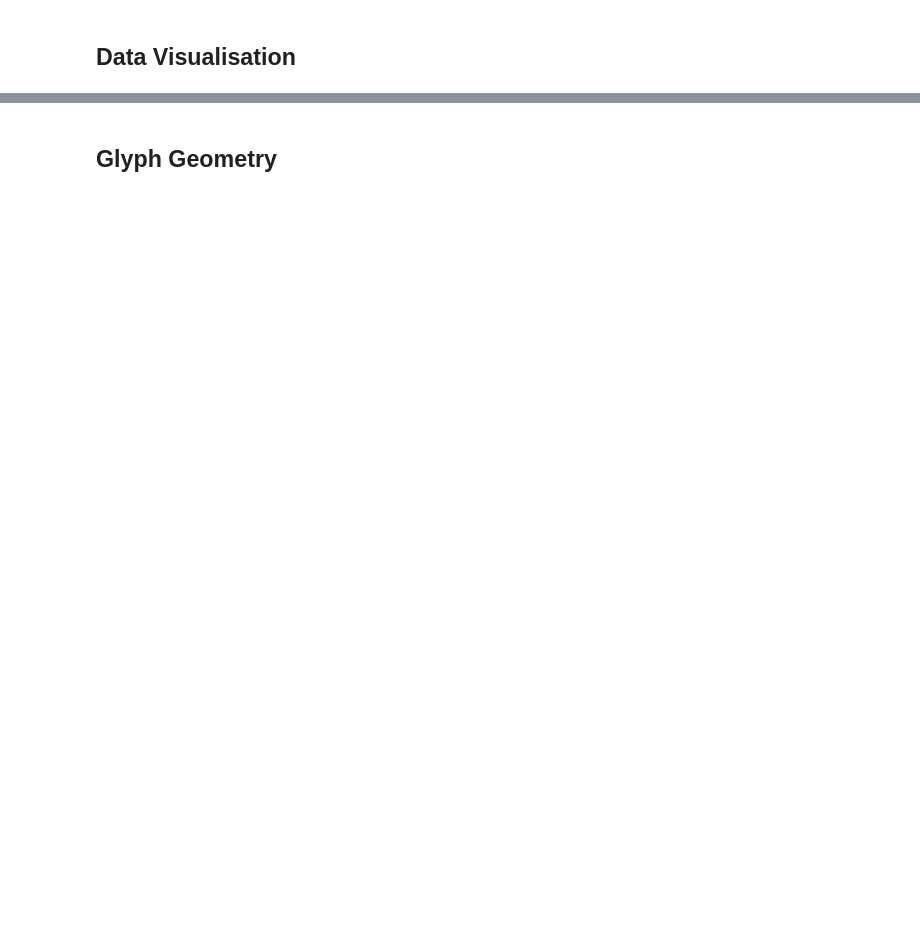
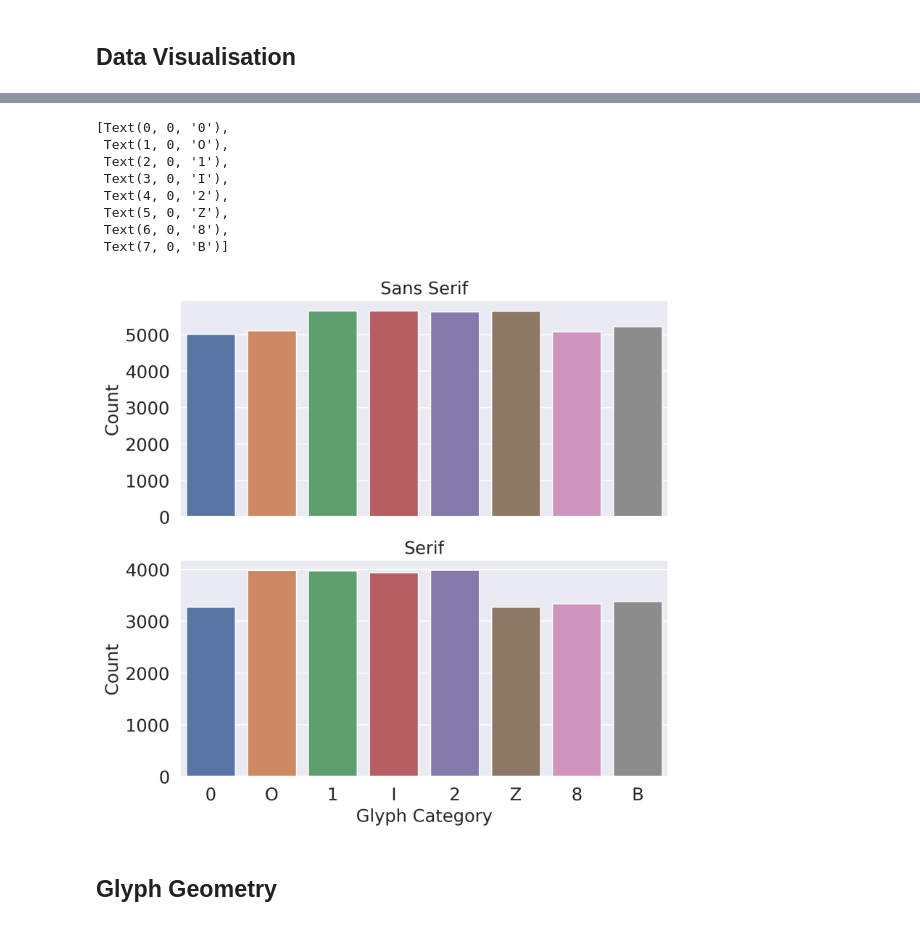
Before and after one commit to zexhuang/GlyphVectors, a Jupyter notebook: experiment/eval.ipynb, the cells around one changed output, grey strips where cells are left out. Drawn from its saved outputs; the diff is of its cells as text; code cells hidden in the pictures; blank space fills up the shorter version.

```diff
--- a/experiment/eval.ipynb
+++ b/experiment/eval.ipynb
@@ -39,3 +63,47 @@ serif_plt.set(title='Serif')
+# %%
+sans_robust_df = np.load(file_path + 'sans_serif_robust.pkl', allow_pickle=True)
+test_sans_robust_df = np.load(file_path + 'test_sans_serif_robust.pkl', allow_pickle=True)
+
+serif_robust_df = np.load(file_path + 'serif_robust.pkl', allow_pickle=True)
+test_serif_robust_df = np.load(file_path + 'test_serif_robust.pkl', allow_pickle=True)
+
+total_sans_robust = pd.concat([sans_robust_df, test_sans_robust_df])
+total_serif_robust = pd.concat([serif_robust_df, test_serif_robust_df])
+# %%
+
+fig, axs = plt.subplots(2, 1, figsize=(8, 8))
+
+total_sans_robust = total_sans_robust.rename(columns={'value':'Glyph class'})
+sans_plt = sns.countplot(x='Glyph class', data=total_sans_robust, ax=axs[0])
+sans_plt.axes.set_title('Sans Serif', fontsize=font_size, weight=font_weight)
+sans_plt.axes.set_ylabel('Count',fontsize=font_size, weight=font_weight)
+sans_plt.axes.set_yticklabels([int(ytick) for ytick in sans_plt.get_yticks()],
+                              fontsize=font_size,
+                              weight=font_weight)
+sans_plt.set(xticklabels=[])
+sans_plt.set(xlabel=None)
+
+total_serif_robust = total_serif_robust.rename(columns={'value':'Glyph class'})
+serif_plt = sns.countplot(x='Glyph class', data=total_serif_robust, ax=axs[1])
+serif_plt.axes.set_title('Serif', fontsize=font_size, weight=font_weight)
+serif_plt.axes.set_ylabel('Count',fontsize=font_size, weight=font_weight)
+serif_plt.axes.set_xlabel('Glyph Category',fontsize=font_size, weight=font_weight)
+serif_plt.axes.set_yticklabels([int(ytick) for ytick in sans_plt.get_yticks()],
+                               fontsize=font_size,
+                               weight=font_weight)
+serif_plt.axes.set_xticklabels(['0', 'O', '1', 'I', '2', 'Z', '8', 'B'],
+                               fontsize=font_size,
+                               weight=font_weight)
+# %% [output]
+[Text(0, 0, '0'),
+ Text(1, 0, 'O'),
+ Text(2, 0, '1'),
+ Text(3, 0, 'I'),
+ Text(4, 0, '2'),
+ Text(5, 0, 'Z'),
+ Text(6, 0, '8'),
+ Text(7, 0, 'B')]
+[figure, added]
 # %%
 import torch
 from torch.utils.data import DataLoader
```
Also changed, not shown: parts of 30 cells of this notebook, 27 other files.
